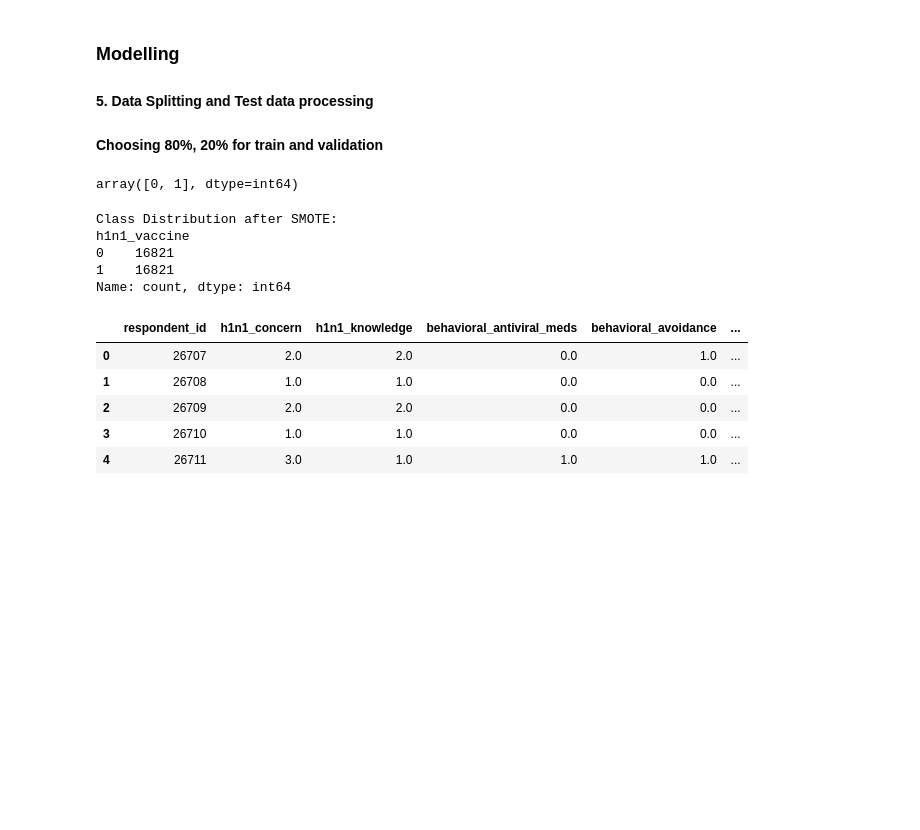
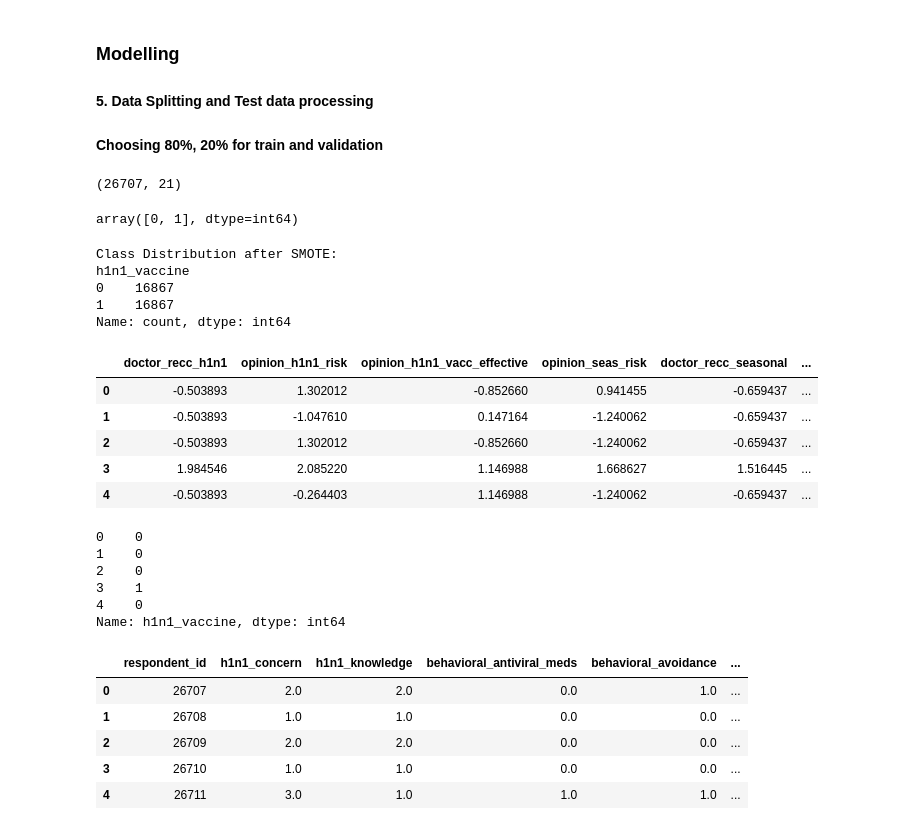
Before and after one commit to Cynthiachelangat/h1n1vaccineprediction, a Jupyter notebook: main.ipynb, the cells around one changed output. Cells and saved outputs as stored; diff of their text form; code cells hidden in the pictures; blank space fills up the shorter version.

```diff
--- a/main.ipynb
+++ b/main.ipynb
@@ -650 +651,26 @@ X_train, X_test, y_train, y_test = train_test_split(X, y, test_size=0.2, random_
+# %%
+# Copy the scaled selected features DataFrame to a new DataFrame
+features_with_label = scaled_selected_features_df.copy()
+
+# Add the 'h1n1_vaccine' column from the mergedData DataFrame to the features DataFrame
+features_with_label['h1n1_vaccine'] = mergedData['h1n1_vaccine']
+
+# Now features_with_label contains the selected features along with the 'h1n1_vaccine' column
+
+# Separate features and labels
+features = features_with_label.drop(columns=['h1n1_vaccine'])  # Drop the target variable
+label = features_with_label['h1n1_vaccine']  # Extract the target variable
+# %%
+# Split the data into training and testing sets
+train, test = train_test_split(features_with_label, test_size=0.2, shuffle=True)
+
+# Separate features and labels for training set
+train_x, train_y = train.drop(columns=['h1n1_vaccine']), train['h1n1_vaccine']
+
+# Separate features and labels for testing set
+test_x, test_y = test.drop(columns=['h1n1_vaccine']), test['h1n1_vaccine']
+# %%
+features_with_label.shape
+# %% [output]
+(26707, 21)
 # %%
@@ -663,7 +683,7 @@ y_train_binary = (y_train > threshold).astype(int)
 smote = SMOTE(random_state=42)
 
 # Apply SMOTE to the training data
-X_resampled, y_resampled = smote.fit_resample(X_train, y_train_binary)
+X_resampled, y_resampled = smote.fit_resample(train_x, train_y)
 # %%
 # Calculate class distribution of the resampled target variable
 class_distribution = pd.Series(y_resampled).value_counts()
@@ -674,9 +694,27 @@ print(class_distribution)
 # %% [output]
 Class Distribution after SMOTE:
 h1n1_vaccine
-0    16821
-1    16821
+0    16867
+1    16867
 Name: count, dtype: int64
+# %%
+X_resampled.head()
+# %% [output]
+|  | doctor_recc_h1n1 | opinion_h1n1_risk | opinion_h1n1_vacc_effective | opinion_seas_risk | doctor_recc_seasonal | ... |
+| 0 | -0.503893 | 1.302012 | -0.852660 | 0.941455 | -0.659437 | ... |
+| 1 | -0.503893 | -1.047610 | 0.147164 | -1.240062 | -0.659437 | ... |
+| 2 | -0.503893 | 1.302012 | -0.852660 | -1.240062 | -0.659437 | ... |
+| 3 | 1.984546 | 2.085220 | 1.146988 | 1.668627 | 1.516445 | ... |
+| 4 | -0.503893 | -0.264403 | 1.146988 | -1.240062 | -0.659437 | ... |
+# %%
+y_resampled.head()
+# %% [output]
+0    0
+1    0
+2    0
+3    1
+4    0
+Name: h1n1_vaccine, dtype: int64
 # %%
 def preprocess_test_data(testData):
     # Drop unnecessary columns
```
Also changed, not shown: parts of 20 cells of this notebook.
